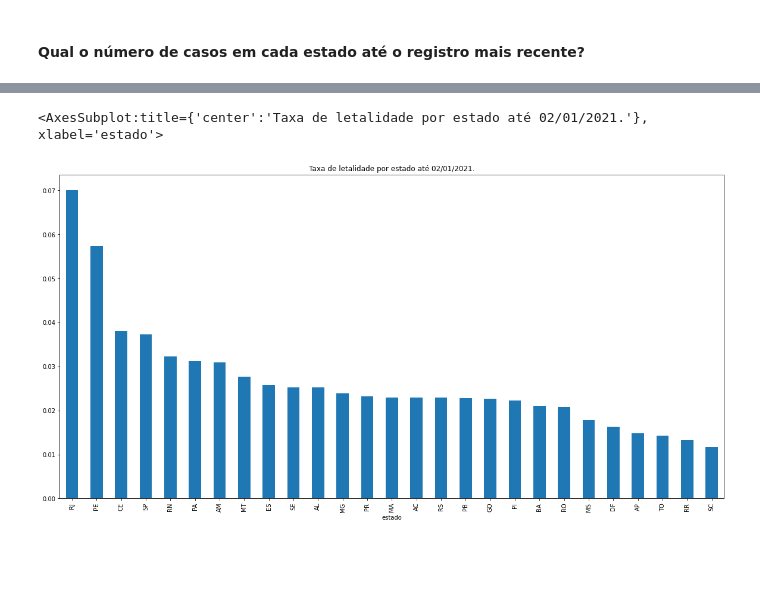
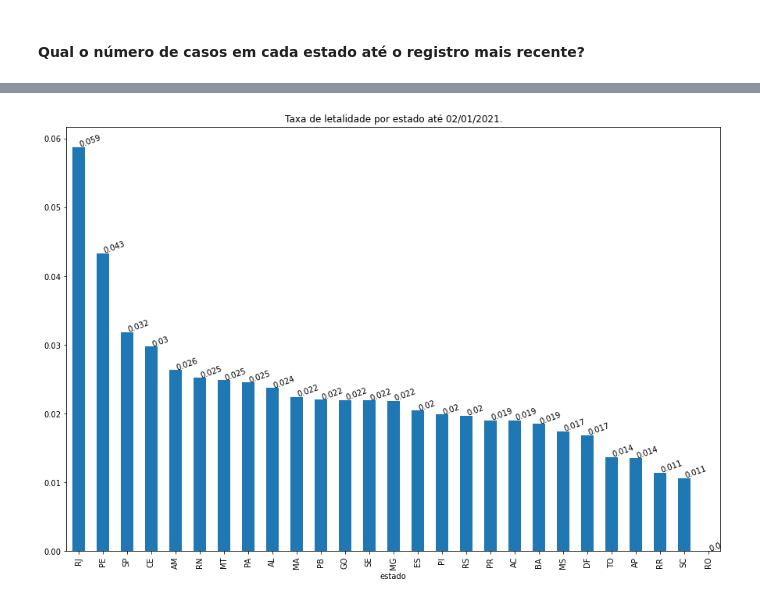
Before and after one commit to SilvioDaCol/Analise_COVID19, a Jupyter notebook: Analysis.ipynb, the cells around one changed output, grey strips where cells are left out. Saved outputs shown, nothing was run; the diff lists cells and outputs as text; code cells hidden in the pictures; blank space fills up the shorter version.

Commit message:
Trocado sum() por tail() no groupby dos estados para pegar ultimo registro

```diff
--- a/Analysis.ipynb
+++ b/Analysis.ipynb
@@ -329,0 +344,17 @@ infectadosPorEstado.plot(kind='bar', figsize=(20,10), title="Quantidade de infec
+# %%
+infectadosPorEstado = covid_estados.groupby('estado').tail(1)[['estado', 'data', 'casosAcumulado']]
+
+infectadosPorEstado.set_index('estado', inplace=True)
+
+infectadosPorEstado.sort_values('casosAcumulado', ascending=False, inplace=True)
+
+ax = infectadosPorEstado.casosAcumulado.plot(kind='bar',
+                                     figsize=(15,10),
+                                     title="Quantidade de infectados por Estado")
+
+
+# Insere anotações (datas) para cada barra (estado)
+for i in range(len(infectadosPorEstado)):
+    ax.annotate(infectadosPorEstado.data.iloc[i].strftime("%d/%b/%Y"),
+                (i, infectadosPorEstado.casosAcumulado.iloc[i]+200),
+                rotation=20)
@@ -330,6 +363,16 @@ infectadosPorEstado.plot(kind='bar', figsize=(20,10), title="Quantidade de infec
 # %%
-taxaLetalidade = ( mortesPorEstado / infectadosPorEstado).sort_values(ascending=False)
-taxaLetalidade.plot(kind='bar', figsize=(20,10), title="Taxa de letalidade por estado até 02/01/2021.")
+taxaLetalidade = ( mortesPorEstado.obitosAcumulado / infectadosPorEstado.casosAcumulado)
+
+taxaLetalidade.sort_values(ascending=False, inplace=True)
+
+ax = taxaLetalidade.plot(kind='bar',
+                         figsize=(15,10),
+                         title="Taxa de letalidade por estado até 02/01/2021.")
+
+# Insere anotações (taxa de letalidade) para cada barra (estado)
+for i in range(len(infectadosPorEstado)):
+    ax.annotate(round(taxaLetalidade.iloc[i], 3),
+                (i, taxaLetalidade.iloc[i]),
+                rotation=20)
 # %% [output]
-<AxesSubplot:title={'center':'Taxa de letalidade por estado até 02/01/2021.'}, xlabel='estado'>
-[figure, old version]
+[figure, new version]
```
Also changed, not shown: parts of 7 cells of this notebook.
